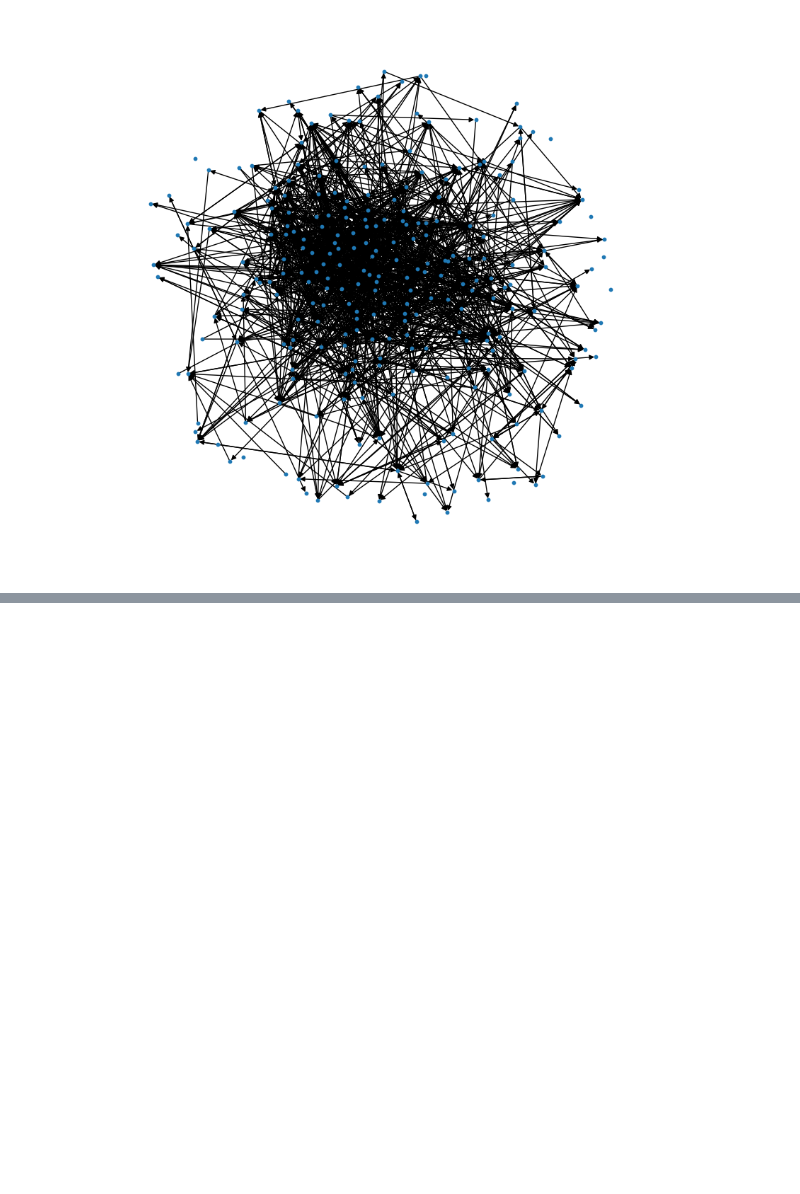
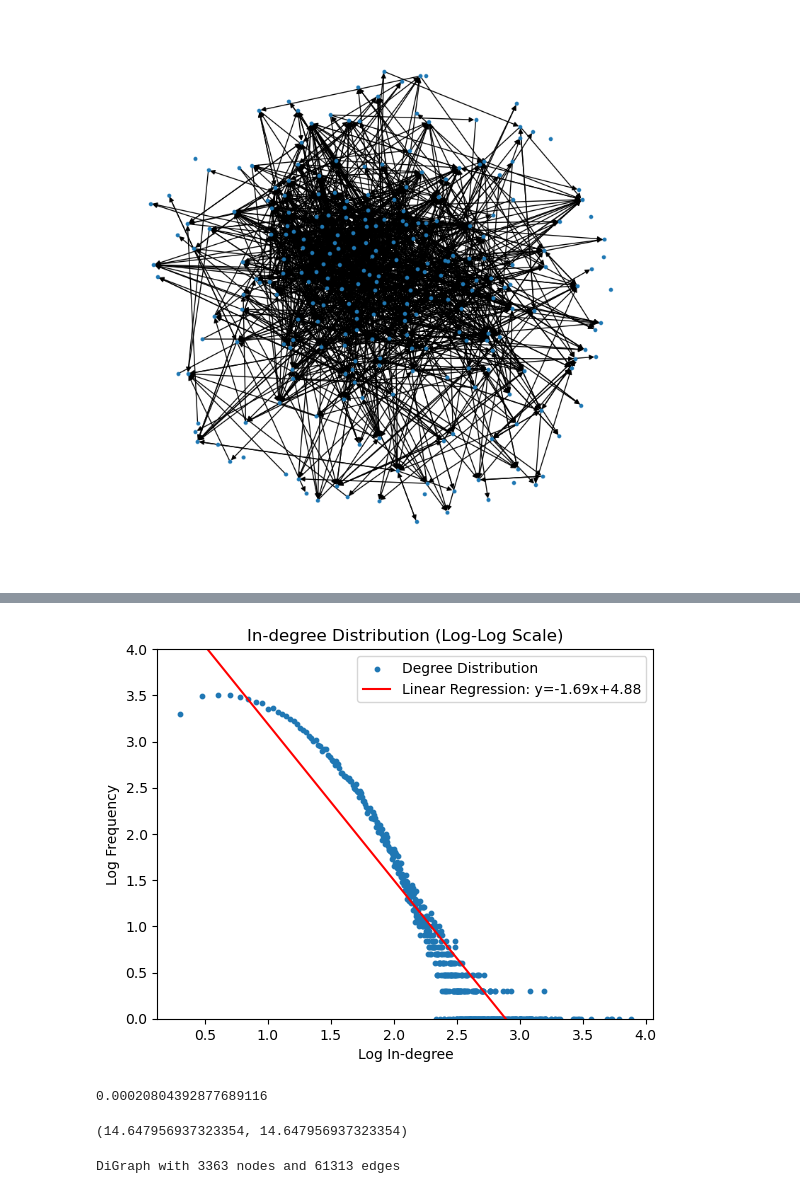
Before and after one commit to Luke-zm/statistical_analysis_of_networks, a Jupyter notebook: week2_practical.ipynb, the cells around one changed output, grey strips where cells are left out. Saved outputs shown, nothing was run; the diff lists cells and outputs as text; code cells hidden in the pictures; blank space fills up the shorter version.

```diff
--- a/week2_practical.ipynb
+++ b/week2_practical.ipynb
@@ -33,0 +92,61 @@ plt.show()
+# %%
+import numpy as np
+import matplotlib.pyplot as plt
+
+# Convert the degree distribution to numpy array
+degree_dist = np.array(degree_dist)
+
+# Calculate the logarithm of the degree distribution
+log_degree_dist = np.log10(degree_dist)
+
+# Calculate the logarithm of the degree values
+log_degrees = np.log10(np.arange(1, len(degree_dist) + 1))  # Avoid log(0)
+
+# Filter out invalid entries (e.g., -inf, NaN)
+valid_indices = np.isfinite(log_degrees) & np.isfinite(log_degree_dist)
+log_degrees = log_degrees[valid_indices]
+log_degree_dist = log_degree_dist[valid_indices]
+
+# Perform least squares linear regression
+A = np.vstack([log_degrees, np.ones(len(log_degrees))]).T  # Create the matrix A for Ax = b
+slope, intercept = np.linalg.lstsq(A, log_degree_dist, rcond=None)[0]  # Solve for x
+
+# Plot the in-degree distribution on a log-log scale
+plt.scatter(log_degrees, log_degree_dist, marker='o', s=10, label='Degree Distribution')
+
+# Plot the linear regression line
+regression_line = slope * log_degrees + intercept
+plt.plot(log_degrees, regression_line, color='red', label=f'Linear Regression: y={slope:.2f}x+{intercept:.2f}')
+
+# Plot details
+plt.ylim(0, 4)
+plt.xlabel('Log In-degree')
+plt.ylabel('Log Frequency')
+plt.title('In-degree Distribution (Log-Log Scale)')
+plt.legend()
+plt.show()
+# %% [output]
+[figure, added]
+# %%
+n = len(G.nodes())
+m = len(G.edges())
+
+edge_density = m / (n * (n - 1))
+edge_density
+# %% [output]
+0.00020804392877689116
+# %%
+# Calculate the average in-degree
+avg_in_degree = sum(dict(G.in_degree()).values()) / len(G.nodes())
+
+# Calculate the average out-degree
+avg_out_degree = sum(dict(G.out_degree()).values()) / len(G.nodes())
+
+avg_in_degree, avg_out_degree
+# %% [output]
+(14.647956937323354, 14.647956937323354)
+# %%
+G_sub = G.subgraph([node for node in G.nodes() if G.in_degree(node) > 50])
+print(G_sub)
+# %% [output]
+DiGraph with 3363 nodes and 61313 edges
```
Also changed, not shown: parts of 16 cells of this notebook, 6 other files.
